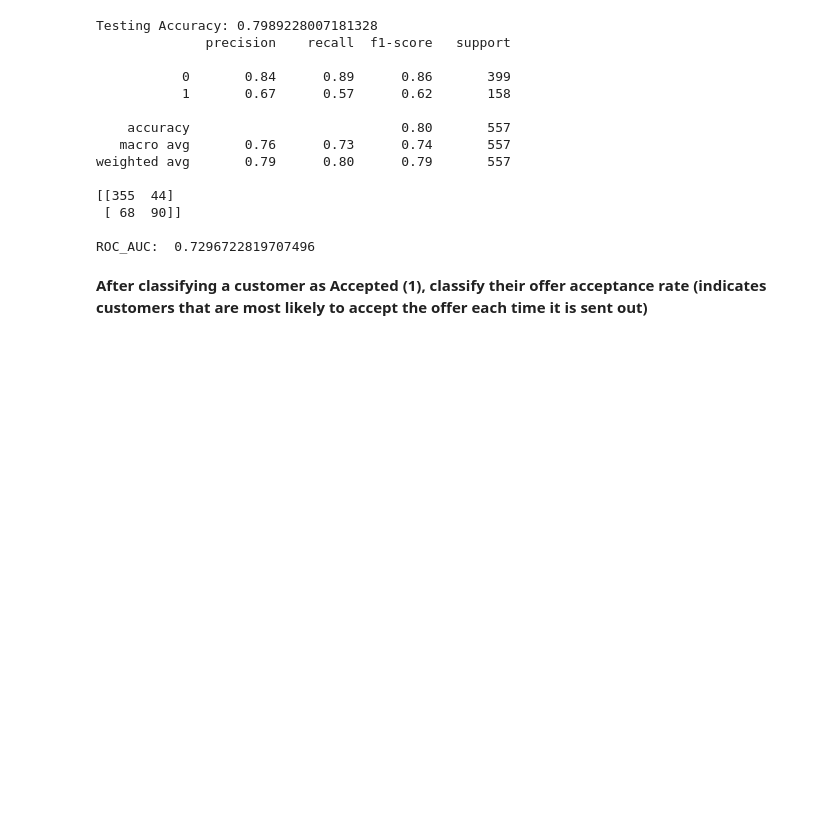
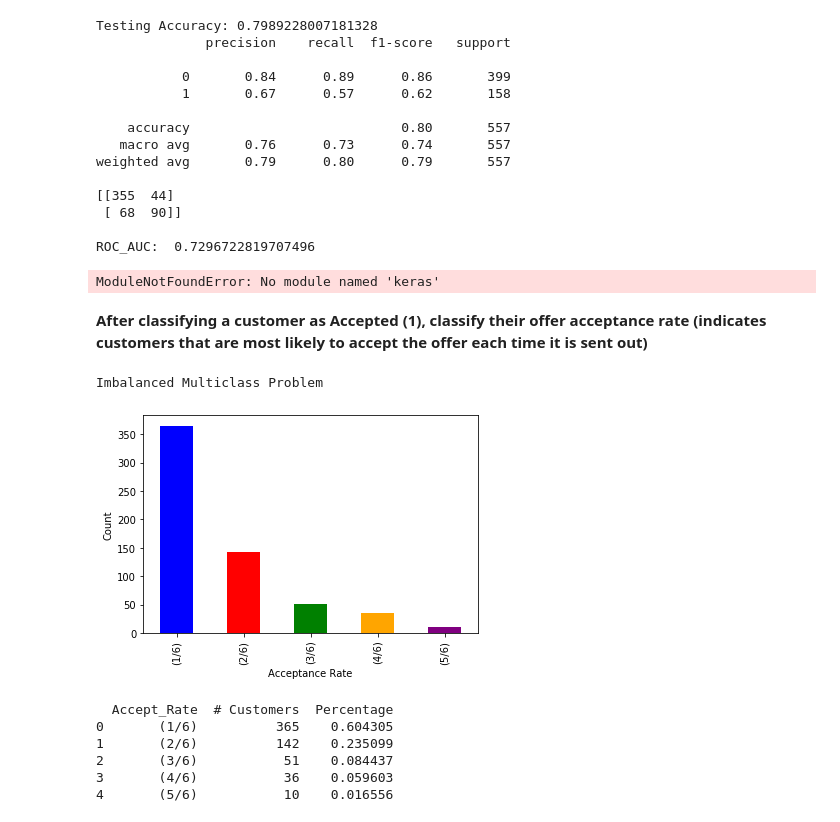
Before and after one commit to RachidRezzik/Market_Camp, a Jupyter notebook: Machine_Learning.ipynb, the cells around one changed output. Cells and saved outputs as stored; diff of their text form; code cells hidden in the pictures; blank space fills up the shorter version.

Commit message:
added xgb, keras

```diff
--- a/Machine_Learning.ipynb
+++ b/Machine_Learning.ipynb
@@ -572,20 +552,45 @@ weighted avg       0.79      0.80      0.79       557
  [ 68  90]]
 
 ROC_AUC:  0.7296722819707496
+# %%
+from keras import models
+from keras import layers
+
+model = models.Sequential()
+model.add(layers.Dense(5, activation='relu', input_dim=66))
+model.add(layers.Dense(5, activation='relu'))
+model.add(layers.Dense(1, activation='sigmoid'))
+model.compile(optimizer='rmsprop', loss='binary_crossentropy', metrics=['accuracy'])
+history = model.fit(X_sm, y_sm, epochs=100)
+# %% [output]
+ModuleNotFoundError: No module named 'keras'
 # %% [markdown]
 **After classifying a customer as Accepted (1), classify their offer acceptance rate (indicates customers that are most likely to accept the offer each time it is sent out)**
 # %%
 ### Sclicing to only included customers who accepted at least one offer ###
 marketing = pd.read_csv('Cust_Records.csv')
 marketing_accept = marketing.loc[marketing['Accept_One'] == 1].reset_index(drop=True)
 
 ### Distribution of Those Who Accepted At Least One Offer ###
 my_colors = ['blue', 'red', 'green', 'orange', 'purple']
+new = marketing_accept.groupby('Accept_Rate')['Accept_One'].count().reset_index()
+new['Percent'] = new['Accept_One'] / sum(new['Accept_One'])
+new.columns = ['Accept_Rate', '# Customers', 'Percentage']
+print('Imbalanced Multiclass Problem')
 marketing_accept.groupby('Accept_Rate')['Accept_Rate'].count().plot(kind='bar', color=my_colors)
 plt.xlabel('Acceptance Rate')
 plt.ylabel('Count')
 plt.show()
-print(marketing_accept.groupby('Accept_Rate')['Accept_Rate'].count())
+print(new)
+# %% [output]
+Imbalanced Multiclass Problem
+[figure, added]
+  Accept_Rate  # Customers  Percentage
+0       (1/6)          365    0.604305
+1       (2/6)          142    0.235099
+2       (3/6)           51    0.084437
+3       (4/6)           36    0.059603
+4       (5/6)           10    0.016556
 # %%
 ### Numerically Encode Accept_Rate ###
 for idx, row in marketing_accept.iterrows():
```
Also changed, not shown: parts of 9 cells of this notebook.
